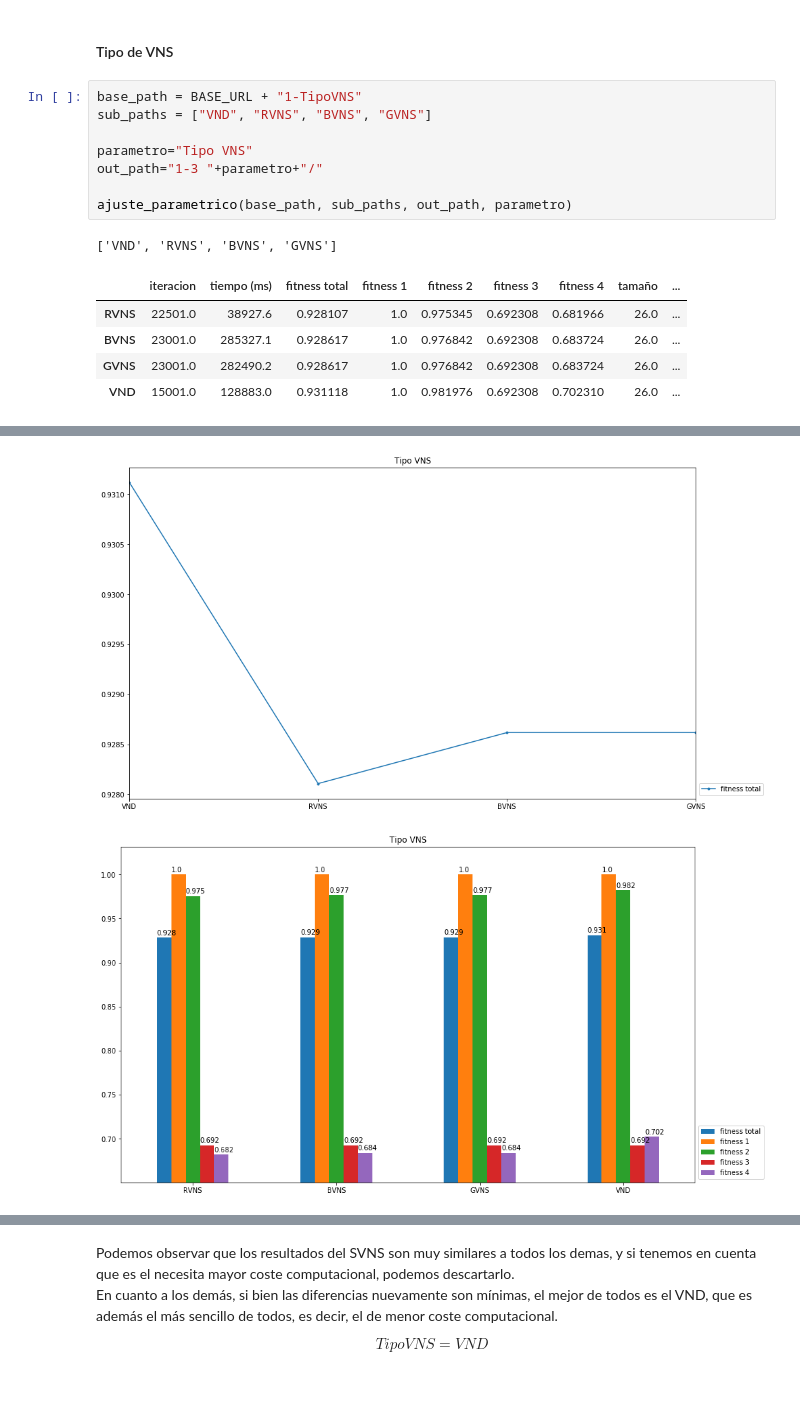
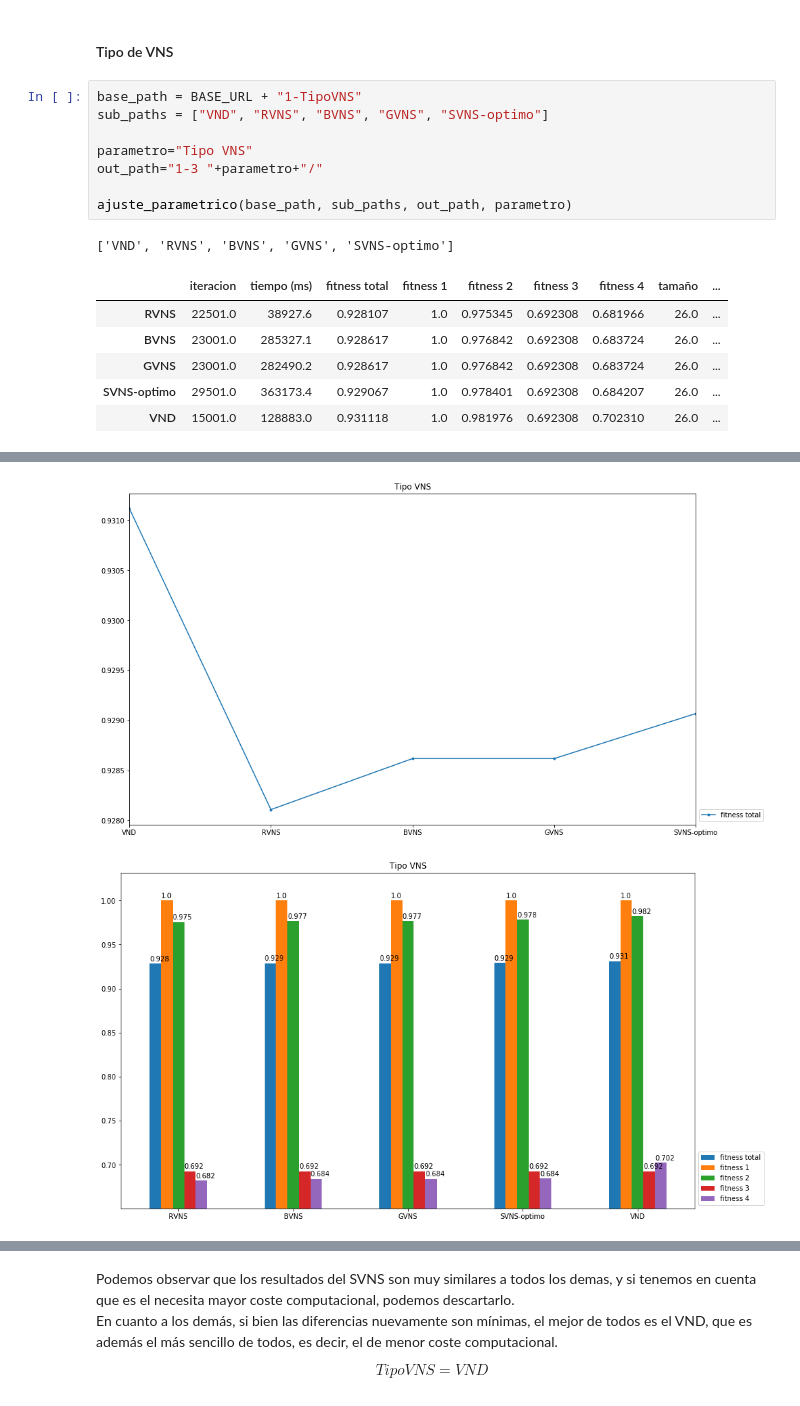
Before and after one commit to zerolfer/TFM-graficador, a Jupyter notebook: ajuste-parametrico/caso7/Ajuste-parametrico-documento.ipynb, the cells around one changed output, grey strips where cells are left out. Cells and saved outputs as stored; diff of their text form.

```diff
--- a/ajuste-parametrico/caso7/Ajuste-parametrico-documento.ipynb
+++ b/ajuste-parametrico/caso7/Ajuste-parametrico-documento.ipynb
@@ -104,16 +94,17 @@ $Función Distancia = \Delta fitness$ da mejores resultados en menos tiempo que
 #### Tipo de VNS
 # %%
 base_path = BASE_URL + "1-TipoVNS"
-sub_paths = ["VND", "RVNS", "BVNS", "GVNS"]
+sub_paths = ["VND", "RVNS", "BVNS", "GVNS", "SVNS-optimo"]
 
 parametro="Tipo VNS"
 out_path="1-3 "+parametro+"/"
 
 ajuste_parametrico(base_path, sub_paths, out_path, parametro)
 # %% [output]
-['VND', 'RVNS', 'BVNS', 'GVNS']
+['VND', 'RVNS', 'BVNS', 'GVNS', 'SVNS-optimo']
 |  | iteracion | tiempo (ms) | fitness total | fitness 1 | fitness 2 | fitness 3 | fitness 4 | tamaño | ... |
 | RVNS | 22501.0 | 38927.6 | 0.928107 | 1.0 | 0.975345 | 0.692308 | 0.681966 | 26.0 | ... |
 | BVNS | 23001.0 | 285327.1 | 0.928617 | 1.0 | 0.976842 | 0.692308 | 0.683724 | 26.0 | ... |
 | GVNS | 23001.0 | 282490.2 | 0.928617 | 1.0 | 0.976842 | 0.692308 | 0.683724 | 26.0 | ... |
+| SVNS-optimo | 29501.0 | 363173.4 | 0.929067 | 1.0 | 0.978401 | 0.692308 | 0.684207 | 26.0 | ... |
 | VND | 15001.0 | 128883.0 | 0.931118 | 1.0 | 0.981976 | 0.692308 | 0.702310 | 26.0 | ... |
@@ -121,2 +112,2 @@ ajuste_parametrico(base_path, sub_paths, out_path, parametro)
-[figure, old version]
+[figure, new version]
-[figure, old version]
+[figure, new version]
```
Also changed, not shown: parts of 11 cells of this notebook, 8 other files.
